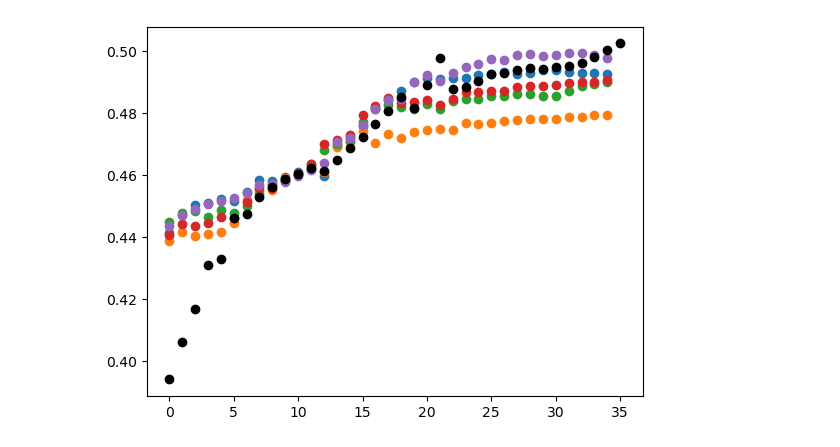
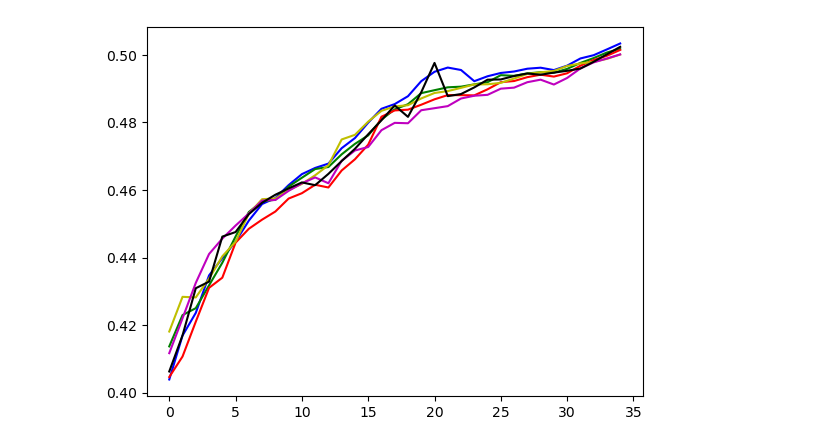
Before and after one commit to PYTHONLL-kang/activ, a Jupyter notebook: programs/action_lstm.ipynb, the cells around one changed output. Saved outputs shown, nothing was run; the diff lists cells and outputs as text; code cells hidden in the pictures.

```diff
--- a/programs/action_lstm.ipynb
+++ b/programs/action_lstm.ipynb
@@ -96,3 +92,4 @@ Epoch 25: early stopping
 # %%
-# for i in range(5):
-#     model_list[i].save('./model/action_net{0}'.format(i))
+for i in range(5):
+    model_list[i].save('./model/action_net{0}'.format(i))
+    print(i)
@@ -107,11 +118,24 @@ for i in range(0, len(a)-12, 12):
     b.append(a[i:i+12])
 
 b = np.array(b).reshape(len(b), 12, 21)
+
+d_x_shaft = [i for i in range(0, len(a), 12)]
+d_y = []
+for i in range(0, len(a), 12):
+    d_y.append(a[i].reshape(1, 21))
+
+y = []
+for i in d_y:
+    y.append(dnn.predict(i, verbose=0)[0][0])
+
+del y[0]
+
+c_list = ['b', 'g', 'r', 'y', 'm']
 # %%
 l_x_shaft = [i for i in range(len(X_test))]
 
 for i in range(5):
-    plt.scatter(l_x_shaft, dnn.predict(model_list[i](X_test), verbose=0))
+    plt.scatter(l_x_shaft, dnn.predict(model_list[i](X_test), verbose=0), c=c_list[i], s=3)
 
 plt.scatter(l_x_shaft, dnn.predict(y_test, verbose=0), c='black')
 plt.show()
@@ -120,9 +143,0 @@ plt.show()
-# %%
-d_x_shaft = [i for i in range(0, len(a), 12)]
-d_y = []
-for i in range(0, len(a), 12):
-    d_y.append(a[i].reshape(1, 21))
-
-y = []
-for i in d_y:
-    y.append(dnn.predict(i))
@@ -147,11 +144,10 @@ for i in d_y:
 # %%
 l_x_shaft = [i for i in range(len(b))]
-l_y_shaft = [i for i in range(len(y))]
 
 for i in range(5):
-    plt.scatter(l_x_shaft, dnn.predict(model_list[i](b), verbose=0))
+    plt.plot(l_x_shaft, dnn.predict(model_list[i](b), verbose=0), c=c_list[i])
 
-plt.scatter(l_y_shaft, y, c='black')
+plt.plot(l_x_shaft, y, c='black')
 plt.show()
 # %% [output]
-[figure, old version]
+[figure, new version]
```
Also changed, not shown: parts of 11 cells of this notebook, 41 other files.
